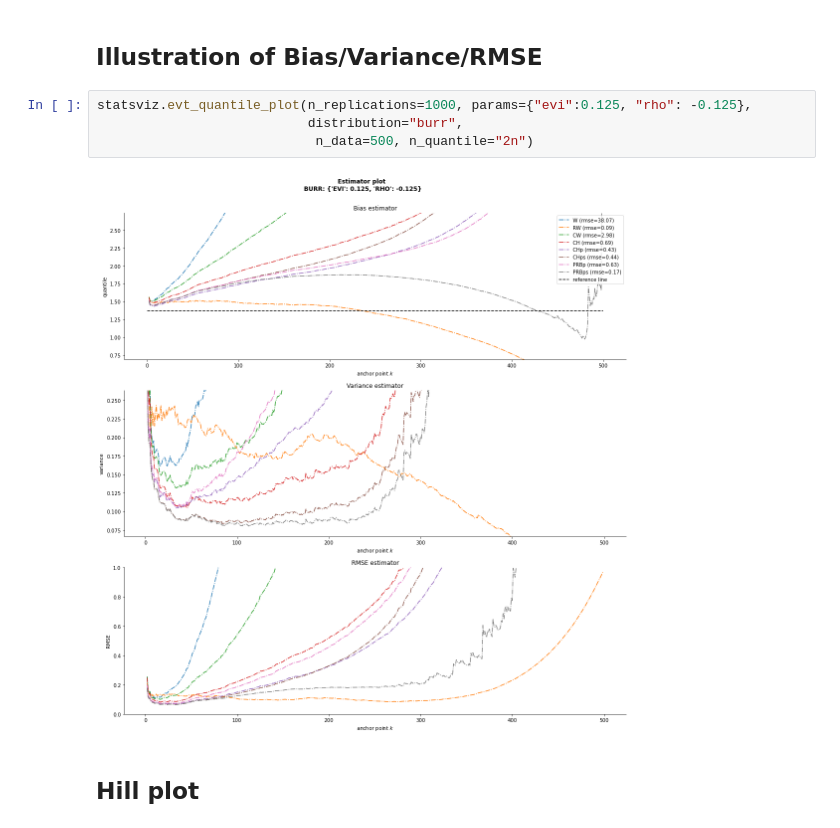
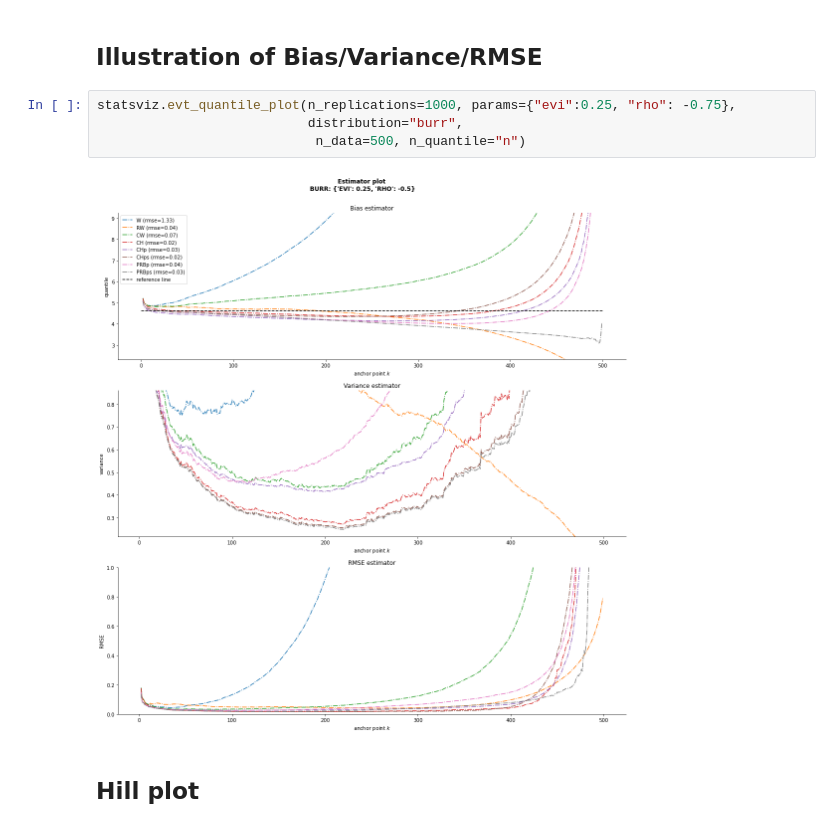
Before and after one commit to michael-allouche/refined-weissman, a Jupyter notebook: revisited_weissman-Notebook.ipynb, the cells around one changed output. Saved outputs shown, nothing was run; the diff lists cells and outputs as text.

```diff
--- a/revisited_weissman-Notebook.ipynb
+++ b/revisited_weissman-Notebook.ipynb
@@ -27,11 +24,11 @@ evt_estimators(n_replications=1000, params={"evi":0.125, "rho": -1.},
 # %% [markdown]
 ## Illustration of Bias/Variance/RMSE
 # %%
-statsviz.evt_quantile_plot(n_replications=1000, params={"evi":0.125, "rho": -0.125},
+statsviz.evt_quantile_plot(n_replications=1000, params={"evi":0.25, "rho": -0.75},
                            distribution="burr",
-                            n_data=500, n_quantile="2n")
+                            n_data=500, n_quantile="n")
 # %% [output]
-[figure, old version]
+[figure, new version]
 # %% [markdown]
 ## Hill plot
 # %%
```
Also changed, not shown: parts of 1 cell of this notebook, 3 other files.
